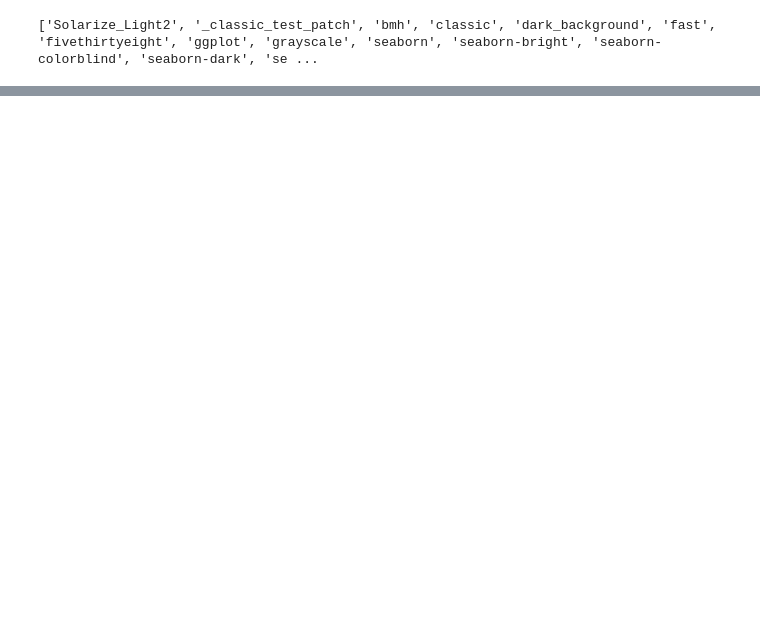
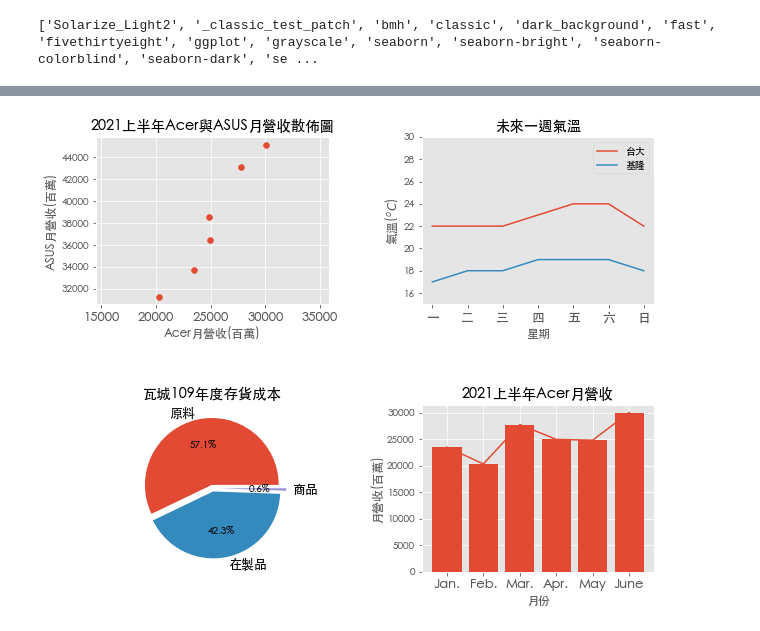
Before and after one commit to 105304039/110statistic_1, a Jupyter notebook: matplotlib基本畫圖.ipynb, the cells around one changed output, grey strips where cells are left out. Drawn from its saved outputs; the diff is of its cells as text; code cells hidden in the pictures; blank space fills up the shorter version.

```diff
--- a/matplotlib(未完成).ipynb
+++ b/matplotlib基本畫圖.ipynb
@@ -312,0 +291,60 @@ plt.show()
+# %%
+plt.figure(figsize = (10,8))
+acer = [23495,20318,27744,24950,24807,30019]
+asus = [33686,31289,43129,36502,38582,45186]
+
+# 第一張圖=======================================================================
+plt.subplot(2,2,1)    # 在2*2的圖中，排列第1個
+
+plt.title("2021上半年Acer與ASUS月營收散佈圖")
+plt.scatter(acer,asus)
+plt.xlabel("Acer月營收(百萬)")
+plt.ylabel("ASUS月營收(百萬)")
+plt.axis("equal")  # 讓刻度的大小顯示一致
+
+
+# 第二張圖=======================================================================
+plt.subplot(2,2,2)
+
+x = ["一","二","三","四","五","六","日"]
+plt.title("未來一週氣溫")
+plt.plot(x,
+        [22,22,22,23,24,24,22],label = "台大")
+plt.plot(x,
+        [17,18,18,19,19,19,18],label = "基隆")
+plt.ylim(15,30)            # 指定y軸的範圍，分別填入最小值與最大值
+plt.xlabel("星期")
+plt.ylabel("氣溫($^oC$)")  # 兩個$中間是latex語法，大家可以遇到需求再去查詢～
+plt.legend()               # 顯示圖例（記得前面畫圖時要指定label才有東西可以顯示）
+plt.grid()
+
+# 第三張圖=======================================================================
+plt.subplot(2,2,3)
+
+items = ['原料','在製品','商品']
+size = [64283,47605,651]
+dist = [0.05,0.05,0.1]      # 指定各區塊距離圓心...
+
+plt.title("瓦城109年度存貨成本")
+plt.pie(size,
+        labels = items,
+        explode = dist,
+        autopct='%0.1f%%')  #小數點前的數字代表輸出長度（可能要補0）
+                            #小數點後代表顯示小數點後幾位
+
+# 第四張圖=======================================================================
+plt.subplot(2,2,4)
+
+acer = [23495,20318,27744,24950,24807,30019]
+mon = ["Jan.","Feb.","Mar.","Apr.","May","June"]
+plt.title("2021上半年Acer月營收")
+plt.plot(mon,acer)
+plt.bar(mon,acer)
+plt.xlabel("月份")
+plt.ylabel("月營收(百萬)")
+
+
+plt.subplots_adjust(wspace=0.4,hspace=0.6) # 調整子圖間距
+plt.show()  # show記得放一次就好
+# %% [output]
+[figure, added]
```
Also changed, not shown: parts of 12 cells of this notebook.
